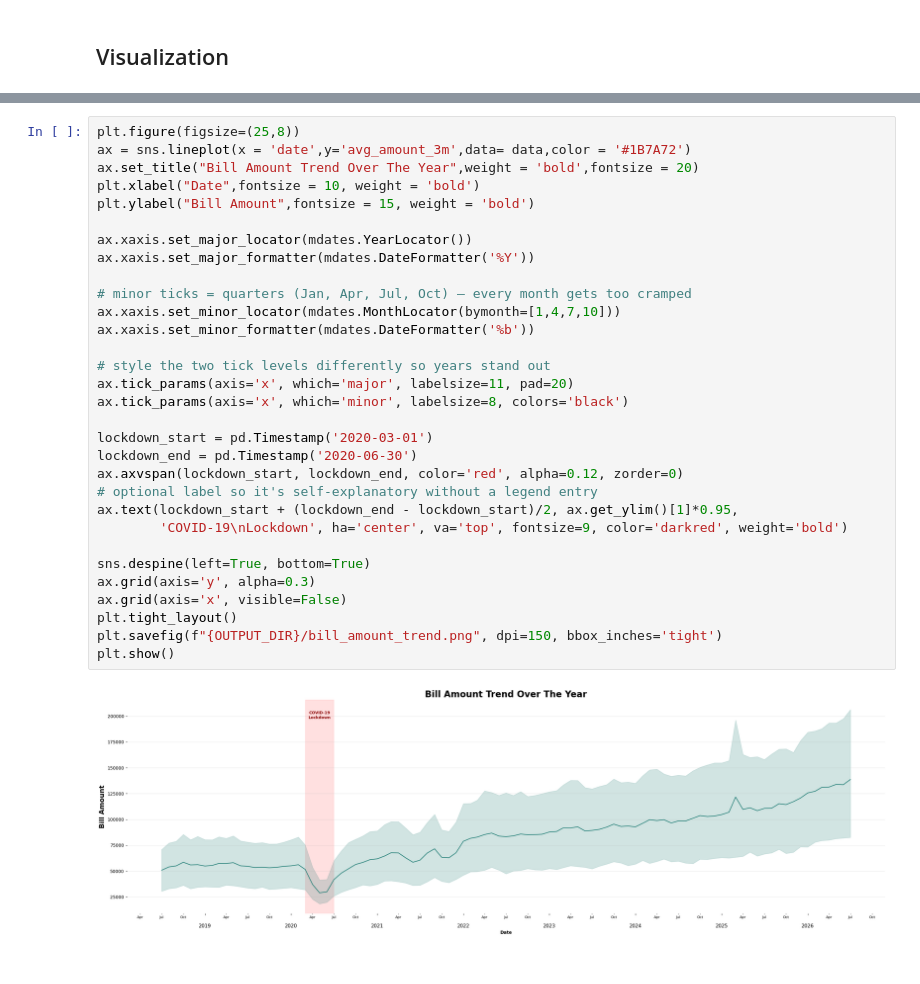
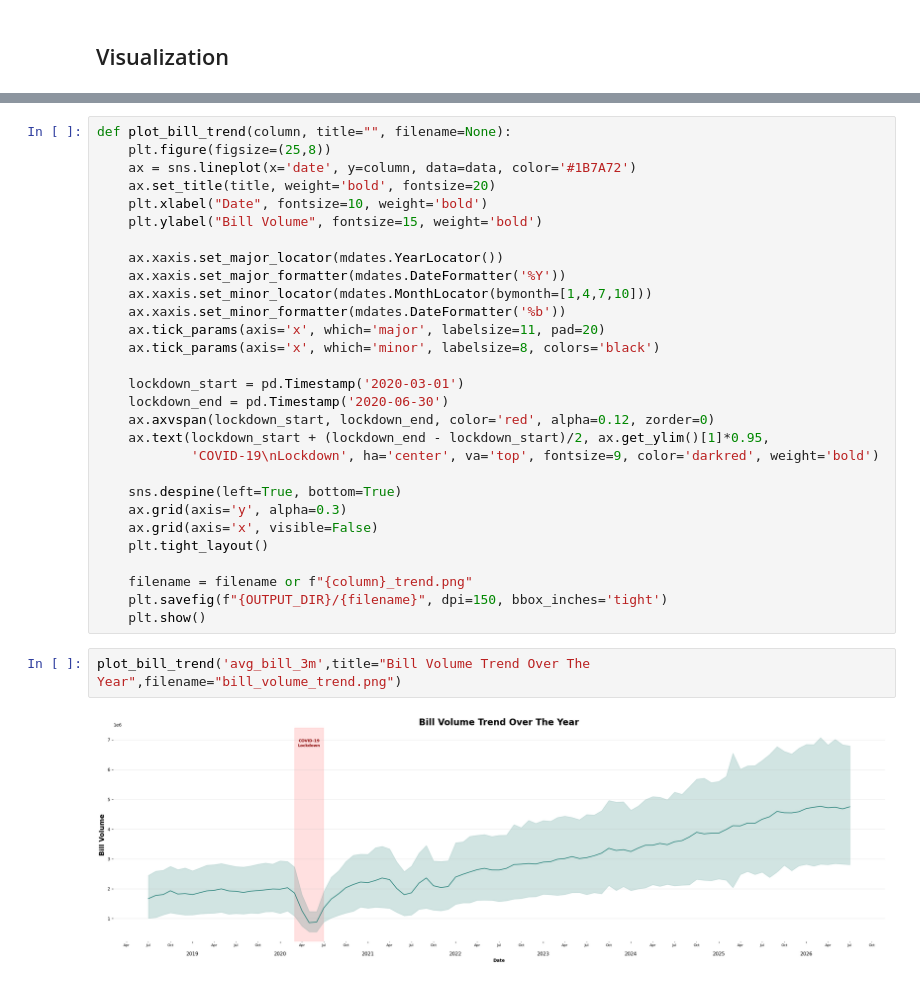
Before and after one commit to IamRaNo/india-logistics-hub-optimizer, a Jupyter notebook: jupyter notebooks/01_forecasting.ipynb, the cells around one changed output, grey strips where cells are left out. Saved outputs shown, nothing was run; the diff lists cells and outputs as text.

```diff
--- a/jupyter notebooks/01_forecasting.ipynb
+++ b/jupyter notebooks/01_forecasting.ipynb
@@ -186,33 +153,33 @@ plt.show()
-# %%
-plt.figure(figsize=(25,8))
-ax = sns.lineplot(x = 'date',y='avg_amount_3m',data= data,color = '#1B7A72')
-ax.set_title("Bill Amount Trend Over The Year",weight = 'bold',fontsize = 20)
-plt.xlabel("Date",fontsize = 10, weight = 'bold')
-plt.ylabel("Bill Amount",fontsize = 15, weight = 'bold')
-
-ax.xaxis.set_major_locator(mdates.YearLocator())
-ax.xaxis.set_major_formatter(mdates.DateFormatter('%Y'))
-
-# minor ticks = quarters (Jan, Apr, Jul, Oct) — every month gets too cramped
-ax.xaxis.set_minor_locator(mdates.MonthLocator(bymonth=[1,4,7,10]))
-ax.xaxis.set_minor_formatter(mdates.DateFormatter('%b'))
-
-# style the two tick levels differently so years stand out
-ax.tick_params(axis='x', which='major', labelsize=11, pad=20)
-ax.tick_params(axis='x', which='minor', labelsize=8, colors='black')
-
-lockdown_start = pd.Timestamp('2020-03-01')
-lockdown_end = pd.Timestamp('2020-06-30')
-ax.axvspan(lockdown_start, lockdown_end, color='red', alpha=0.12, zorder=0)
-# optional label so it's self-explanatory without a legend entry
-ax.text(lockdown_start + (lockdown_end - lockdown_start)/2, ax.get_ylim()[1]*0.95,
-        'COVID-19\nLockdown', ha='center', va='top', fontsize=9, color='darkred', weight='bold')
-
-sns.despine(left=True, bottom=True)
-ax.grid(axis='y', alpha=0.3)
-ax.grid(axis='x', visible=False)
-plt.tight_layout()
-plt.savefig(f"{OUTPUT_DIR}/bill_amount_trend.png", dpi=150, bbox_inches='tight')
-plt.show()
-# %% [output]
-[figure, removed]
+# %%
+def plot_bill_trend(column, title="", filename=None):
+    plt.figure(figsize=(25,8))
+    ax = sns.lineplot(x='date', y=column, data=data, color='#1B7A72')
+    ax.set_title(title, weight='bold', fontsize=20)
+    plt.xlabel("Date", fontsize=10, weight='bold')
+    plt.ylabel("Bill Volume", fontsize=15, weight='bold')
+
+    ax.xaxis.set_major_locator(mdates.YearLocator())
+    ax.xaxis.set_major_formatter(mdates.DateFormatter('%Y'))
+    ax.xaxis.set_minor_locator(mdates.MonthLocator(bymonth=[1,4,7,10]))
+    ax.xaxis.set_minor_formatter(mdates.DateFormatter('%b'))
+    ax.tick_params(axis='x', which='major', labelsize=11, pad=20)
+    ax.tick_params(axis='x', which='minor', labelsize=8, colors='black')
+
+    lockdown_start = pd.Timestamp('2020-03-01')
+    lockdown_end = pd.Timestamp('2020-06-30')
+    ax.axvspan(lockdown_start, lockdown_end, color='red', alpha=0.12, zorder=0)
+    ax.text(lockdown_start + (lockdown_end - lockdown_start)/2, ax.get_ylim()[1]*0.95,
+            'COVID-19\nLockdown', ha='center', va='top', fontsize=9, color='darkred', weight='bold')
+
+    sns.despine(left=True, bottom=True)
+    ax.grid(axis='y', alpha=0.3)
+    ax.grid(axis='x', visible=False)
+    plt.tight_layout()
+
+    filename = filename or f"{column}_trend.png"
+    plt.savefig(f"{OUTPUT_DIR}/{filename}", dpi=150, bbox_inches='tight')
+    plt.show()
+# %%
+plot_bill_trend('avg_bill_3m',title="Bill Volume Trend Over The Year",filename="bill_volume_trend.png")
+# %% [output]
+[figure, added]
```
Also changed, not shown: parts of 9 cells of this notebook, 2 other files.
